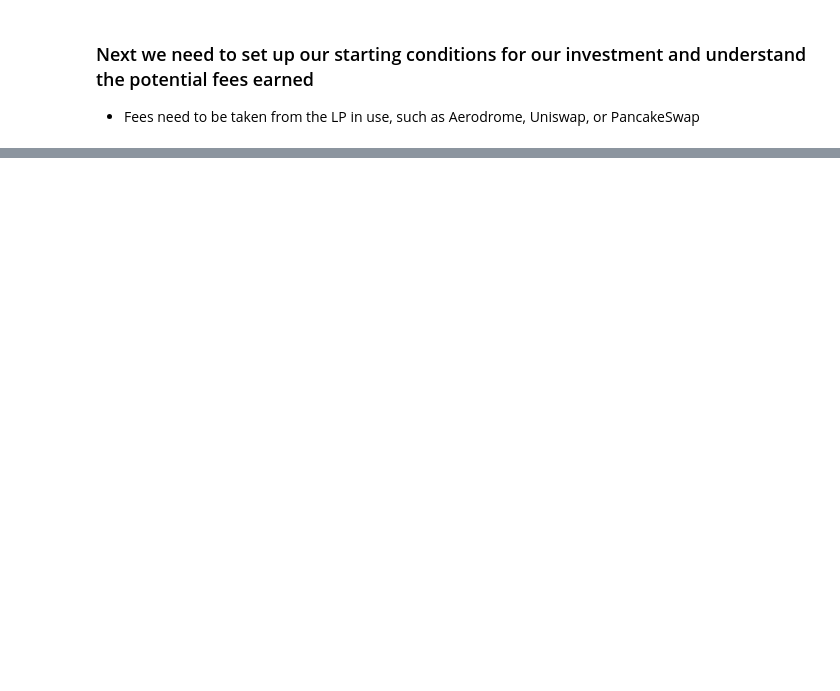
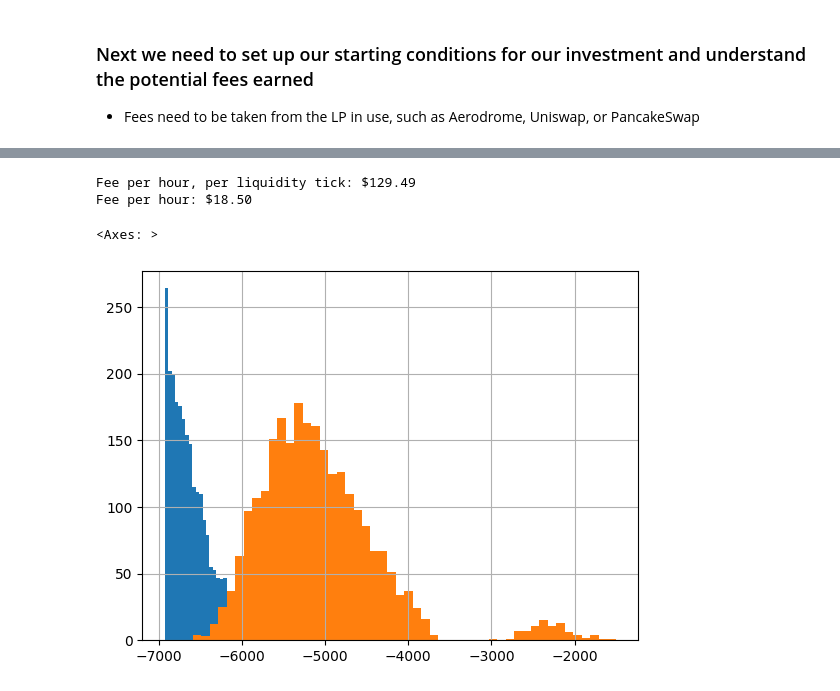
Before and after one commit to webjunk4bill/crypto_playground, a Jupyter notebook: CL_Techniques.ipynb, the cells around one changed output, grey strips where cells are left out. Drawn from its saved outputs; the diff is of its cells as text; code cells hidden in the pictures; blank space fills up the shorter version.

```diff
--- a/CL_Techniques.ipynb
+++ b/CL_Techniques.ipynb
@@ -142,0 +179,49 @@ Fee per hour: $17.89
+# %%
+# WETH/USDC Farm stats on Aerodrome
+tick_spacing = 100
+weekly_rewards = 1308872
+tvl_rewarded = 6E6  # This can change quite a bit and determines how "concentrated" the pool is
+apr_per_tick = weekly_rewards / tvl_rewarded * 52 * 100
+seed = 100000
+fee_per_hour_per_tick = apr_per_tick / 100 / 365 / 24 * seed
+print(f"Fee per hour, per liquidity tick: ${fee_per_hour_per_tick:.2f}")
+
+# Decide on ranges to use.
+high_pct = 3
+low_pct = 3
+# Convert to ticks based on spacing
+high_tick = int(high_pct * tick_spacing / 100)
+low_tick = int(low_pct * tick_spacing / 100)
+fee_per_hour = fee_per_hour_per_tick / (high_tick + low_tick + 1)
+print(f"Fee per hour: ${fee_per_hour:.2f}")
+
+il = []
+val = []
+rebalance = True
+for label, sim in df.items():  # Each column is a simulation
+    # Set up LP
+    eth = hc.Token("ETH", 3300)
+    usdc = hc.Token("USDC", 1)
+    eth_usdc = hc.LiquidityPool(eth, usdc)
+    eth_usdc.gm_rebalance = True
+    eth_usdc.setup_new_position(seed, low_tick, high_tick)
+    for price in sim.iloc[1:].values:  # start after the first hour
+        eth.price = price
+        eth_usdc.update_token_balances(1/24)
+        if eth_usdc.in_range:
+            eth_usdc.fees_accrued += fee_per_hour * 0.982  # VFAT charges 1.8% fee on AERO rewards
+        elif rebalance:
+            eth_usdc.rebalance(low_tick, high_tick)
+        else:
+            pass
+    il.append(eth_usdc.impermanent_loss)
+    val.append(seed - eth_usdc.value)
+loss = pd.Series(il)
+loss.hist(bins=50)
+final_value = pd.Series(val)
+final_value.hist(bins=50)
+# %% [output]
+Fee per hour, per liquidity tick: $129.49
+Fee per hour: $18.50
+<Axes: >
+[figure, added]
```
Also changed, not shown: parts of 4 cells of this notebook.
